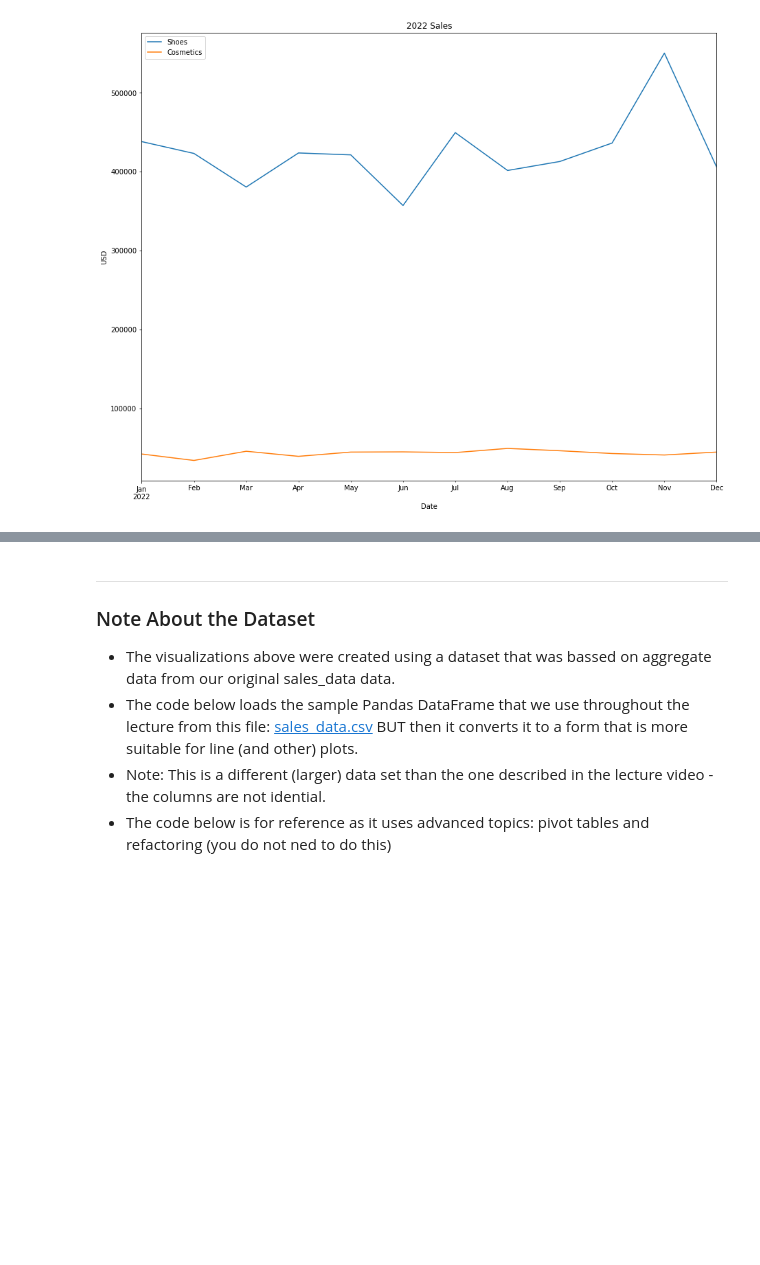
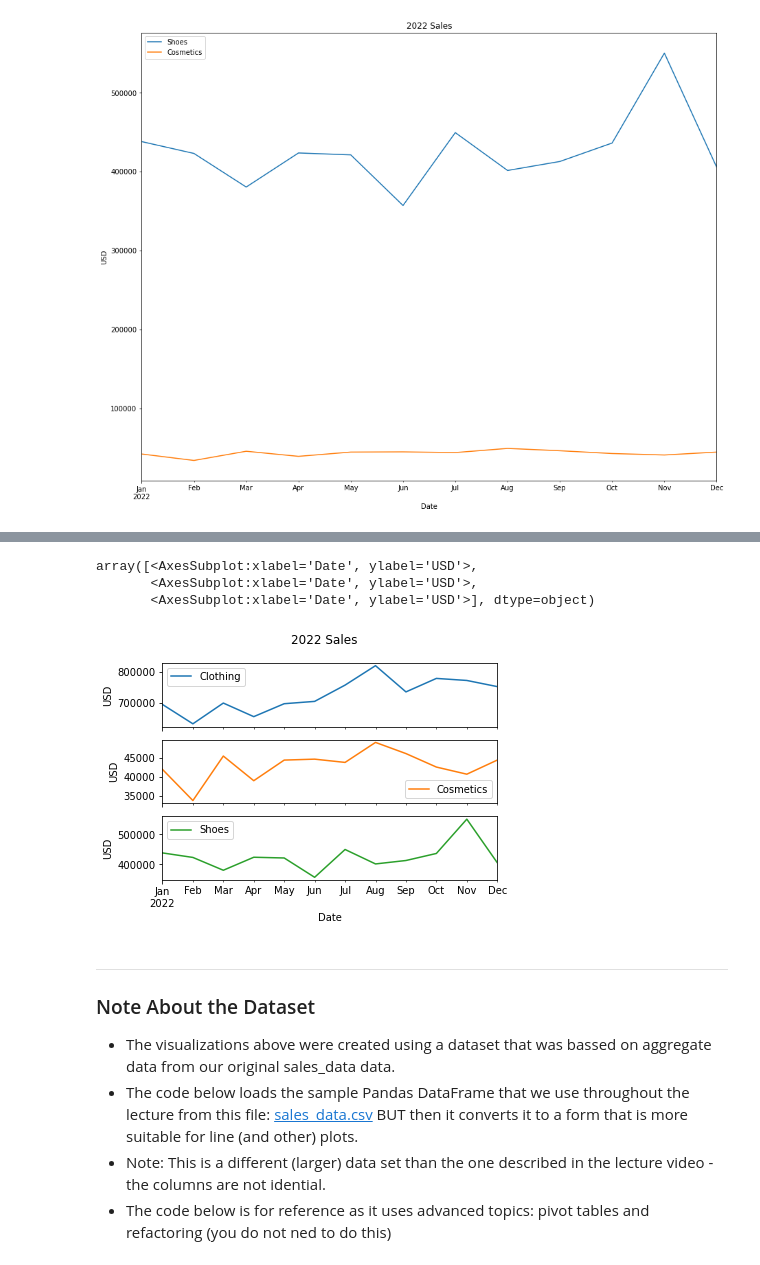
Before and after one commit to dgregg/Jupyter, a Jupyter notebook: Notebooks/Pandas Line Lecture.ipynb, the cells around one changed output, grey strips where cells are left out. Saved outputs shown, nothing was run; the diff lists cells and outputs as text; code cells hidden in the pictures; blank space fills up the shorter version.

```diff
--- a/Notebooks/Pandas Line Lecture.ipynb
+++ b/Notebooks/Pandas Line Lecture.ipynb
@@ -90,3 +118,11 @@ df.plot(y=["Shoes", "Cosmetics"], figsize=(15,12),
+# %%
+#We can use subplots parameter to have each line plotted on a subplot
+df.plot(title='2022 Sales', ylabel='USD', subplots=True)
+# %% [output]
+array([<AxesSubplot:xlabel='Date', ylabel='USD'>,
+       <AxesSubplot:xlabel='Date', ylabel='USD'>,
+       <AxesSubplot:xlabel='Date', ylabel='USD'>], dtype=object)
+[figure, added]
 # %% [markdown]
 <hr>
 <h3>Note About the Dataset</h3>
```
Also changed, not shown: parts of 6 cells of this notebook, 7 other files.
